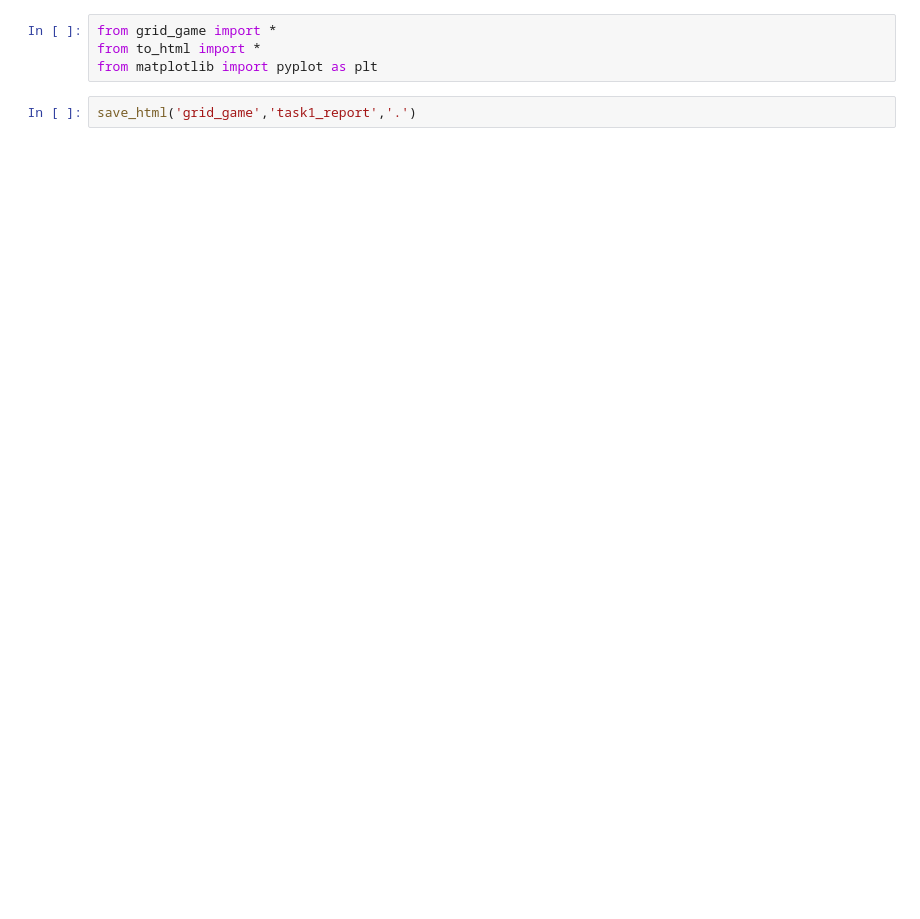
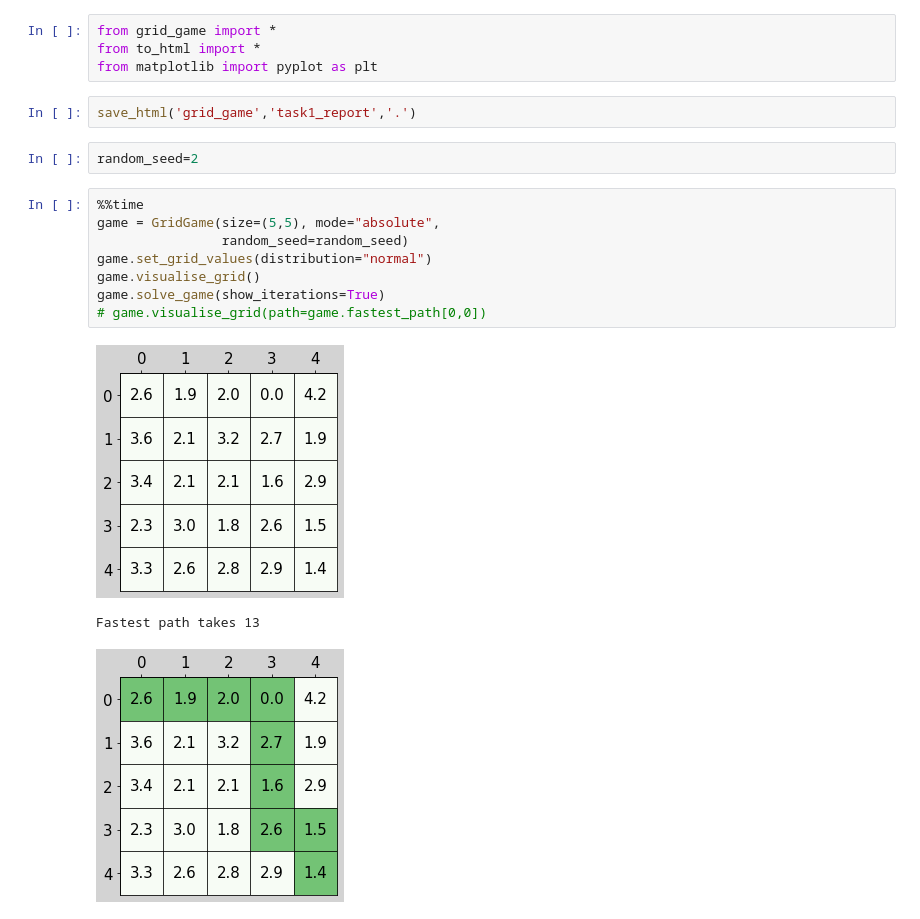
Before and after one commit to alexxcollins/AI_INM702, a Jupyter notebook: src/grid_game.ipynb, the cells around one changed output. Drawn from its saved outputs; the diff is of its cells as text; blank space fills up the shorter version.

```diff
--- a/src/grid_game.ipynb
+++ b/src/grid_game.ipynb
@@ -6,3 +21,17 @@ from to_html import *
 from matplotlib import pyplot as plt
 # %%
 save_html('grid_game','task1_report','.')
+# %%
+random_seed=2
+# %%
+%%time
+game = GridGame(size=(5,5), mode="absolute",
+                random_seed=random_seed)
+game.set_grid_values(distribution="normal")
+game.visualise_grid()
+game.solve_game(show_iterations=True)
+# game.visualise_grid(path=game.fastest_path[0,0])
+# %% [output]
+[figure, added]
+Fastest path takes 13
+[figure, added]
```
Also changed, not shown: parts of 7 cells of this notebook, 4 other files.
